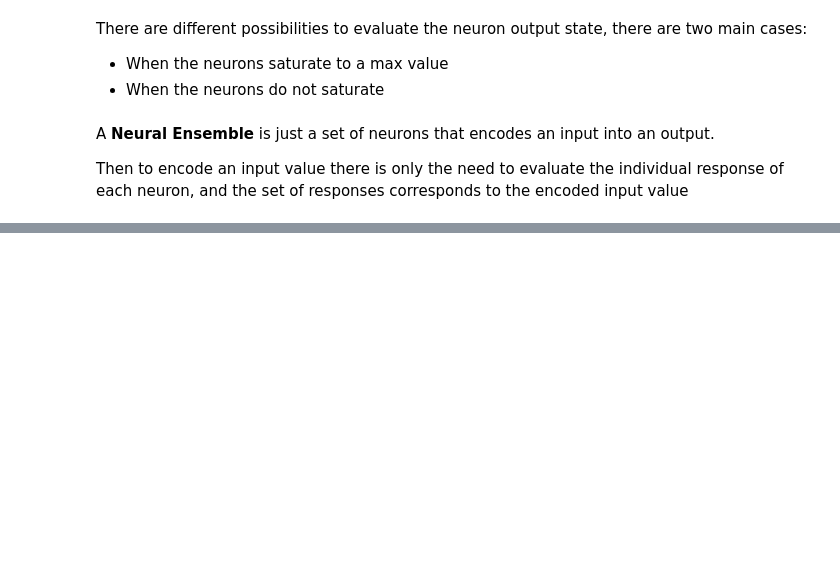
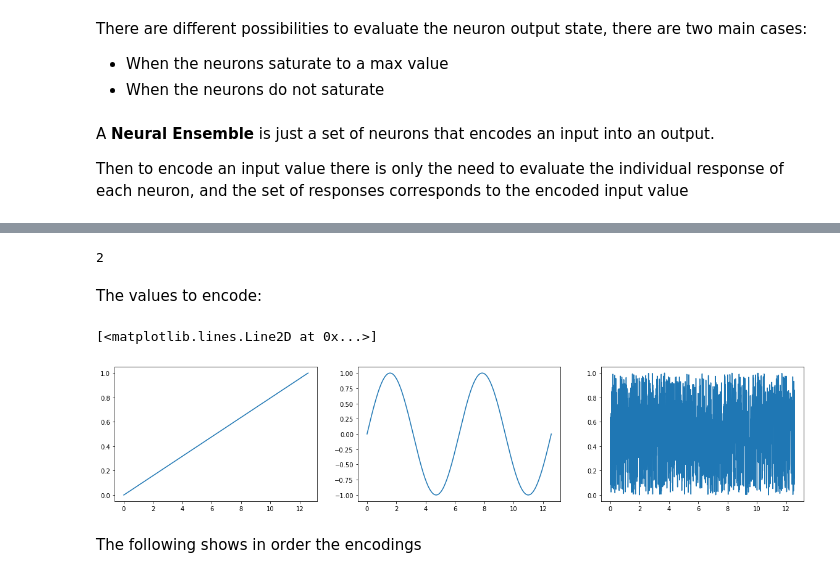
Before and after one commit to leomrocha/neural-representations, a Jupyter notebook: notebooks/ScalarRepresentation_tests.ipynb, the cells around one changed output, grey strips where cells are left out. Cells and saved outputs as stored; diff of their text form; code cells hidden in the pictures; blank space fills up the shorter version.

Commit message:
scalar representations

```diff
--- a/notebooks/ScalarRepresentation_tests.ipynb
+++ b/notebooks/ScalarRepresentation_tests.ipynb
@@ -199,0 +182,10 @@ Wall time: 1.23 s
+# %%
+# functions to represent
+# xes  = np.linspace(start=-1.05, stop=1.05, num=100).reshape(-1,1)
+x = np.linspace(0, 4*np.pi, 1500).reshape(-1,1)
+# input currents to give to the neural ensemble
+y = np.sin(x)
+# linear function from 0 to 1
+ly = np.linspace(0, 1, 1500).reshape(-1,1)
+# random  samples, to be used for training and testing
+ry = np.random.rand(len(x)).reshape(-1,1)
@@ -199,0 +213,16 @@ Wall time: 1.23 s
+# %%
+len(ey)
+# %% [output]
+2
+# %% [markdown]
+The values to encode:
+# %%
+f, axes = plt.subplots(1,3, figsize=(20, 4))
+axes[0].plot(x,ly)
+axes[1].plot(x,y)
+axes[2].plot(x,ry)
+# %% [output]
+[<matplotlib.lines.Line2D at 0x...>]
+[figure, added]
+# %% [markdown]
+The following shows in order the encodings
```
Also changed, not shown: parts of 36 cells of this notebook.
